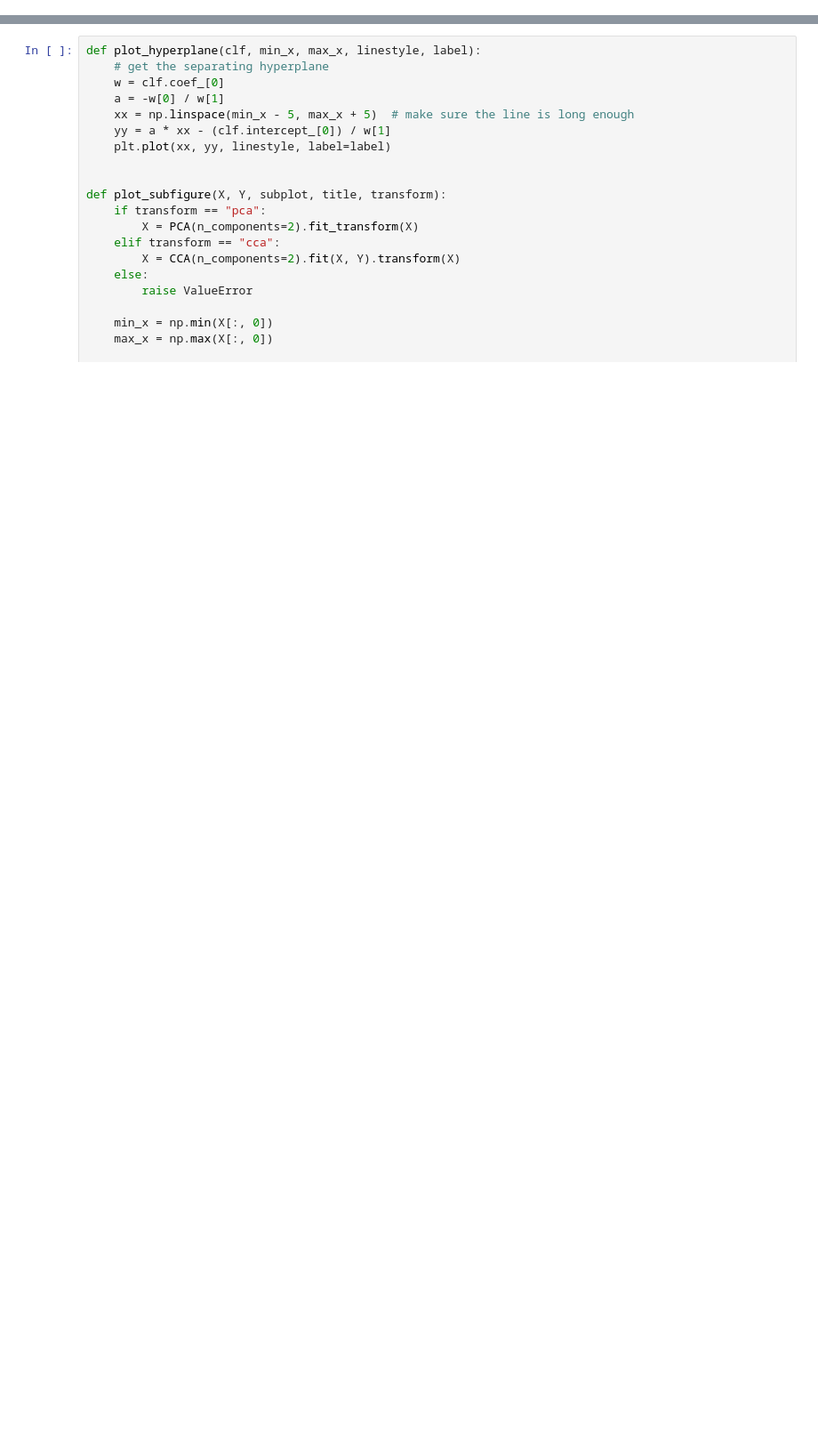
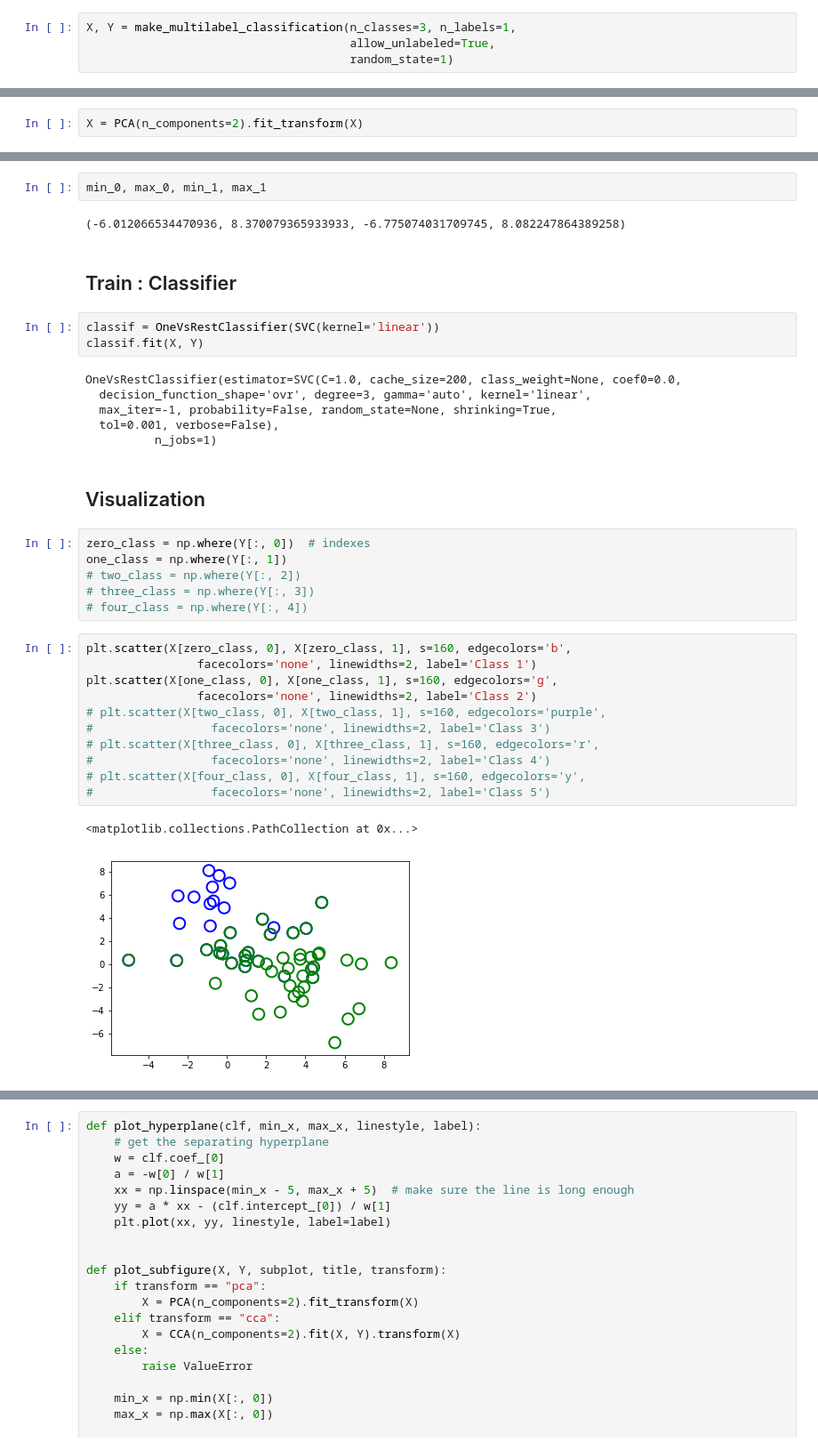
Before and after one commit to KwankiAhn/ai-study, a Jupyter notebook: multi-label-classification/multi-label-plot.ipynb, the cells around one changed output, grey strips where cells are left out. Shown: that part at 89% size. Drawn from its saved outputs; the diff is of its cells as text; blank space fills up the shorter version.

```diff
--- a/multi-label-classification/multi-label-plot.ipynb
+++ b/multi-label-classification/multi-label-plot.ipynb
@@ -15,0 +18,4 @@ Automatically created module for IPython interactive environment
+# %%
+X, Y = make_multilabel_classification(n_classes=3, n_labels=1,
+                                      allow_unlabeled=True,
+                                      random_state=1)
@@ -15,0 +48,2 @@ Automatically created module for IPython interactive environment
+# %%
+X = PCA(n_components=2).fit_transform(X)
@@ -15,0 +57,37 @@ Automatically created module for IPython interactive environment
+# %%
+min_0, max_0, min_1, max_1
+# %% [output]
+(-6.012066534470936, 8.370079365933933, -6.775074031709745, 8.082247864389258)
+# %% [markdown]
+## Train : Classifier
+# %%
+classif = OneVsRestClassifier(SVC(kernel='linear'))
+classif.fit(X, Y)
+# %% [output]
+OneVsRestClassifier(estimator=SVC(C=1.0, cache_size=200, class_weight=None, coef0=0.0,
+  decision_function_shape='ovr', degree=3, gamma='auto', kernel='linear',
+  max_iter=-1, probability=False, random_state=None, shrinking=True,
+  tol=0.001, verbose=False),
+          n_jobs=1)
+# %% [markdown]
+## Visualization
+# %%
+zero_class = np.where(Y[:, 0])  # indexes
+one_class = np.where(Y[:, 1])
+# two_class = np.where(Y[:, 2])
+# three_class = np.where(Y[:, 3])
+# four_class = np.where(Y[:, 4])
+# %%
+plt.scatter(X[zero_class, 0], X[zero_class, 1], s=160, edgecolors='b',
+                facecolors='none', linewidths=2, label='Class 1')
+plt.scatter(X[one_class, 0], X[one_class, 1], s=160, edgecolors='g',
+                facecolors='none', linewidths=2, label='Class 2')
+# plt.scatter(X[two_class, 0], X[two_class, 1], s=160, edgecolors='purple',
+#                 facecolors='none', linewidths=2, label='Class 3')
+# plt.scatter(X[three_class, 0], X[three_class, 1], s=160, edgecolors='r',
+#                 facecolors='none', linewidths=2, label='Class 4')
+# plt.scatter(X[four_class, 0], X[four_class, 1], s=160, edgecolors='y',
+#                 facecolors='none', linewidths=2, label='Class 5')
+# %% [output]
+<matplotlib.collections.PathCollection at 0x...>
+[figure, added]
```
Also changed, not shown: parts of 14 cells of this notebook.
